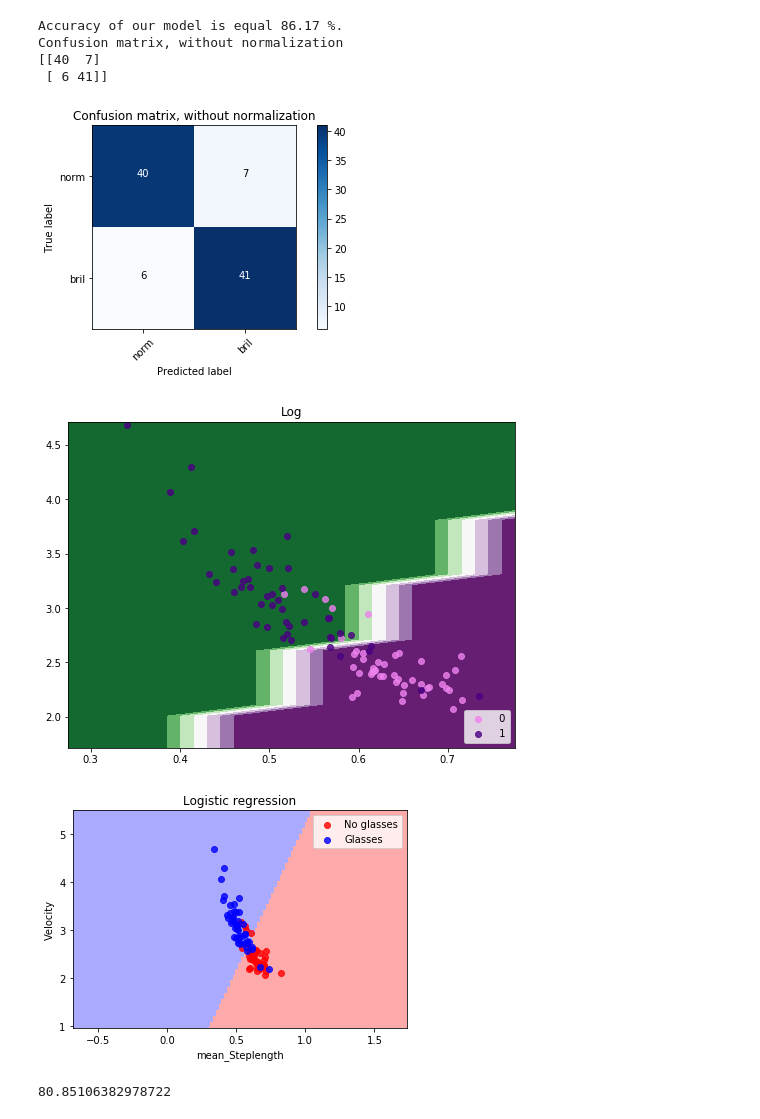
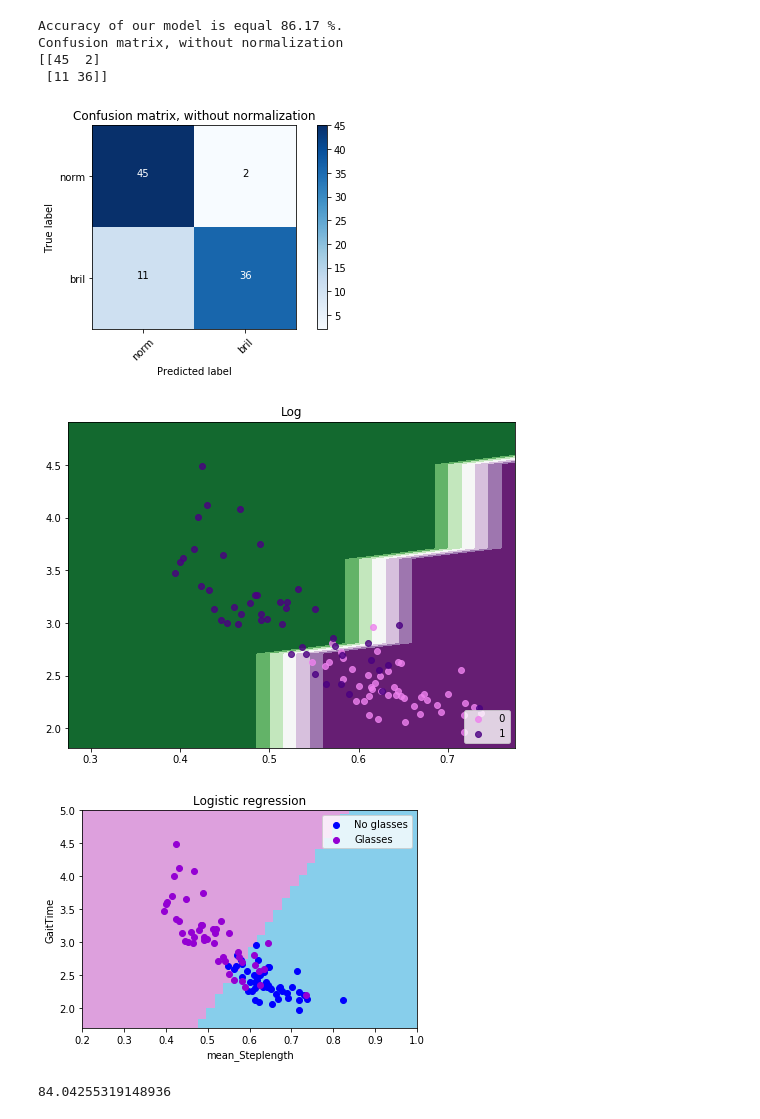
Before and after one commit to VivienvV/fallrisk, a Jupyter notebook: Machine_learning/Logistic_regression.ipynb, the cells around one changed output. Saved outputs shown, nothing was run; the diff lists cells and outputs as text; code cells hidden in the pictures.

```diff
--- a/Machine_learning/Logistic_regression.ipynb
+++ b/Machine_learning/Logistic_regression.ipynb
@@ -22,7 +22,7 @@ from sklearn import tree
 from sklearn.neural_network import MLPClassifier
 np.set_printoptions(threshold=np.nan)
 
-pdata = pd.read_csv("../Data/preprocessed_alcohol_balance_perperson.csv")
+pdata = pd.read_csv("../Data/preprocessed_final.csv")
 # pdata = pdata.drop(["Unnamed: 0"], axis=1)
 pdata['Conditie'] = pdata['Conditie'].map({'norm': 0,  'bril': 1})
 pdata
@@ -122,7 +87,7 @@ def get_split_data(originaldata, variable_list, ratio):
     y_test = y_test.astype(int)
     return X_train, X_test, y_train, y_test
 
-collist =  ['SubjectID', 'Conditie','mean_StepLength', 'Velocity']
+collist =  ['SubjectID', 'Conditie','mean_StepLength', 'GaitTime']
 X_train, X_test, y_train, y_test = get_split_data(pdata, collist , 0.7)
 
 
@@ -183,9 +148,9 @@ plot_confusion_matrix(confusion_matrix(y_test, y_pred), classes=['norm', 'bril']
 # %% [output]
 Accuracy of our model is equal 86.17 %.
 Confusion matrix, without normalization
-[[40  7]
- [ 6 41]]
+[[45  2]
+ [11 36]]
-[figure, old version]
+[figure, new version]
 # %%
 
 
@@ -226,52 +191,52 @@ plt.legend(loc='lower right')
 plt.title('Log')
 plt.show()
 # %% [output]
-[figure, old version]
+[figure, new version]
 # %%
 from sklearn import neighbors, datasets
 from matplotlib.colors import ListedColormap
 # Create color maps
-cmap_light = ListedColormap(['#FFAAAA', '#AAFFAA', '#AAAAFF'])
-cmap_bold = ListedColormap(['#FF0000', '#00FF00', '#0000FF'])
+# cmap_light = ListedColormap(['#FFAAAA', '#AAFFAA', '#AAAAFF'])
+# cmap_bold = ListedColormap(['#FF0000', '#00FF00', '#0000FF'])
+cmap_back = ListedColormap(['skyblue', 'plum'])
 
 h = .02  # step size in the mesh
 # Plot the decision boundary. For that, we will assign a color to each
 # point in the mesh [x_min, m_max]x[y_min, y_max].
-x_min, x_max = X_train[:, 0].min() - 1, X_train[:, 0].max() + 1
-y_min, y_max = X_train[:, 1].min() - 1, X_train[:, 1].max() + 1
+x_min, x_max = X_train[:, 0].min() - .5, X_train[:, 0].max() + .5
+y_min, y_max = X_train[:, 1].min() - .5, X_train[:, 1].max() + .5
 xx, yy = np.meshgrid(np.arange(x_min, x_max, h),
                      np.arange(y_min, y_max, h))
 
 Z = logreg.predict(np.c_[xx.ravel(), yy.ravel()])
-colors = {0: 'red', 1: 'blue'}
 # Put the result into a color plot
 Z = Z.reshape(xx.shape)
 plt.figure()
-plt.pcolormesh(xx, yy, Z, cmap=cmap_light)
+plt.pcolormesh(xx, yy, Z, cmap=cmap_back)
 
 # Plot also the training points
 # plt.scatter(X_train[:, 0], X_train[:, 1], c=y_train, cmap=cmap_bold)
 
-score = logreg.score(X_test, y_test)
+
 # plt.scatter(X_test[:, 0], X_test[:, 1], c=y_pred, alpha=0.5, cmap=cmap_bold)
 
 for label in np.unique(y_test):
     indices = np.where(y_test == label)
-    plt.scatter(X_test[indices, 0], X_test[indices, 1], c=colors[label], alpha=0.8,
+    plt.scatter(X_test[indices, 0], X_test[indices, 1], c=colors[label],
                 label=' {}'.format(label))
 
-colors = ['red', 'blue']
+colors = ['blue', 'darkviolet']
 labels = ['No glasses', 'Glasses']
 plt.legend(labels)
-# plt.xlim(0,1)
-# plt.ylim(1.5,5)
+plt.xlim(0.2,1)
+plt.ylim(1.7,5)
 plt.title('Logistic regression')
 plt.xlabel('mean_Steplength')
-plt.ylabel('Velocity')
-plt.savefig('Logistic regression')
+plt.ylabel('GaitTime')
+plt.savefig('Logistic_regression')
 plt.show()
 # %% [output]
-[figure, old version]
+[figure, new version]
 # %%
 def make_decisions(originaldata, variable_list):
     data = originaldata[variable_list]
@@ -302,7 +267,7 @@ def make_decisions(originaldata, variable_list):
 
 make_decisions(pdata, collist)
 # %% [output]
-80.85106382978722
+84.04255319148936
 # %%
 print('mad_SegmentData, mean_StepLength:', round(np.mean([make_decisions(pdata, ['SubjectID', 'Conditie','mean_StepLength', 'mad_SegmentData']) for i in range(100)]), 2),'%.')
 print('mean_StepLength, std_SegmentData:', round(np.mean([make_decisions(pdata, ['SubjectID', 'Conditie', 'mean_StepLength', 'std_SegmentData']) for i in range(100)]), 2),'%.')
```
Also changed, not shown: parts of 6 cells of this notebook, 14 other files.
